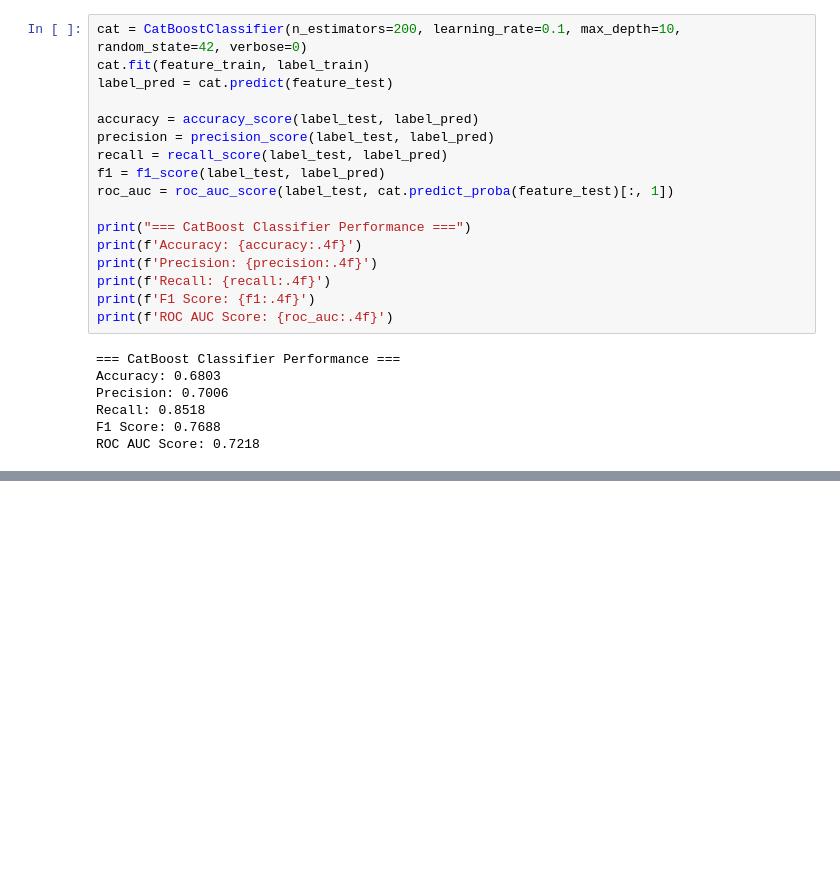
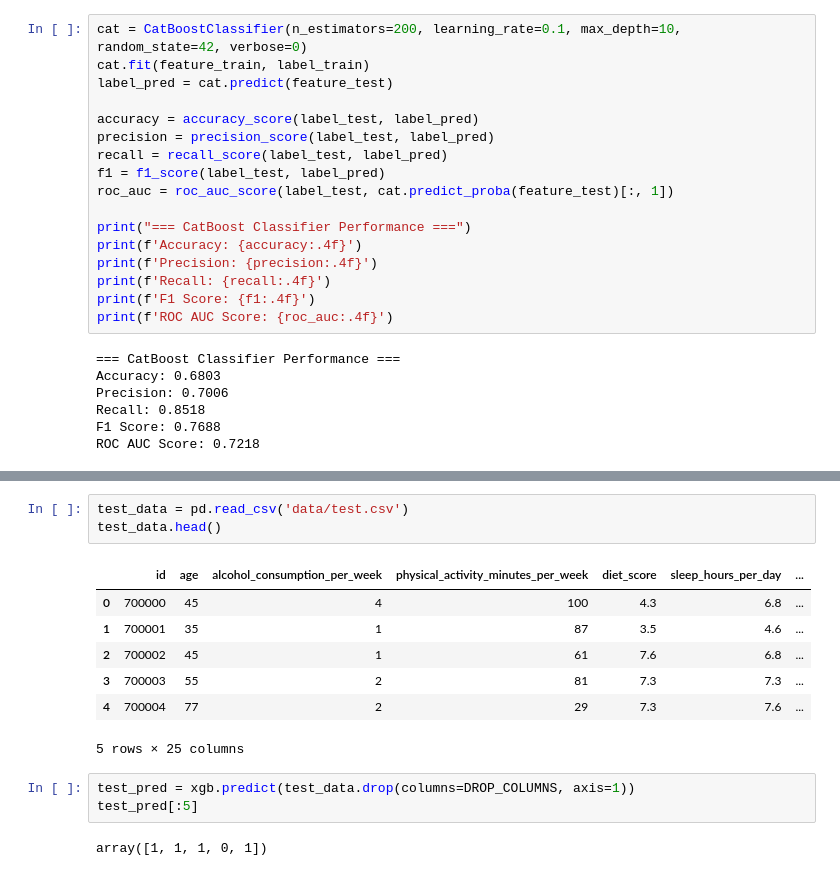
Before and after one commit to Musheng-bot/AI-Project, a Jupyter notebook: run.ipynb, the cells around one changed output, grey strips where cells are left out. Drawn from its saved outputs; the diff is of its cells as text; blank space fills up the shorter version.

```diff
--- a/run.ipynb
+++ b/run.ipynb
@@ -228,0 +262,16 @@ ROC AUC Score: 0.7218
+# %%
+test_data = pd.read_csv('data/test.csv')
+test_data.head()
+# %% [output]
+|  | id | age | alcohol_consumption_per_week | physical_activity_minutes_per_week | diet_score | sleep_hours_per_day | ... |
+| 0 | 700000 | 45 | 4 | 100 | 4.3 | 6.8 | ... |
+| 1 | 700001 | 35 | 1 | 87 | 3.5 | 4.6 | ... |
+| 2 | 700002 | 45 | 1 | 61 | 7.6 | 6.8 | ... |
+| 3 | 700003 | 55 | 2 | 81 | 7.3 | 7.3 | ... |
+| 4 | 700004 | 77 | 2 | 29 | 7.3 | 7.6 | ... |
+5 rows × 25 columns
+# %%
+test_pred = xgb.predict(test_data.drop(columns=DROP_COLUMNS, axis=1))
+test_pred[:5]
+# %% [output]
+array([1, 1, 1, 0, 1])
```
Also changed, not shown: parts of 3 cells of this notebook, 1 other file.
